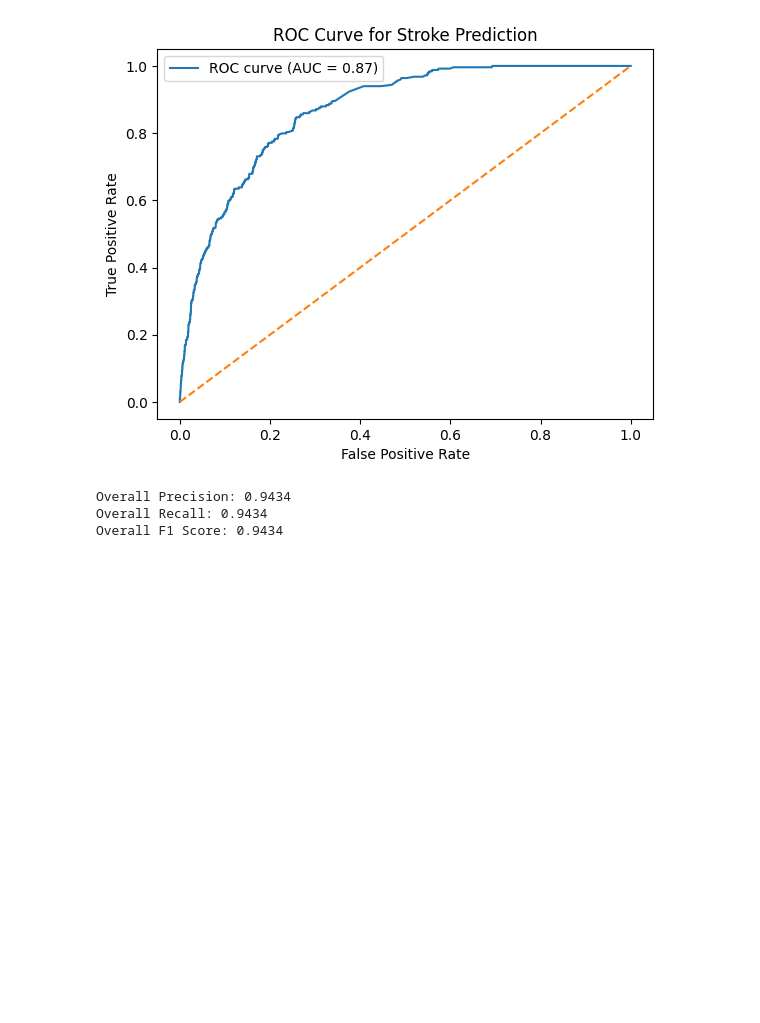
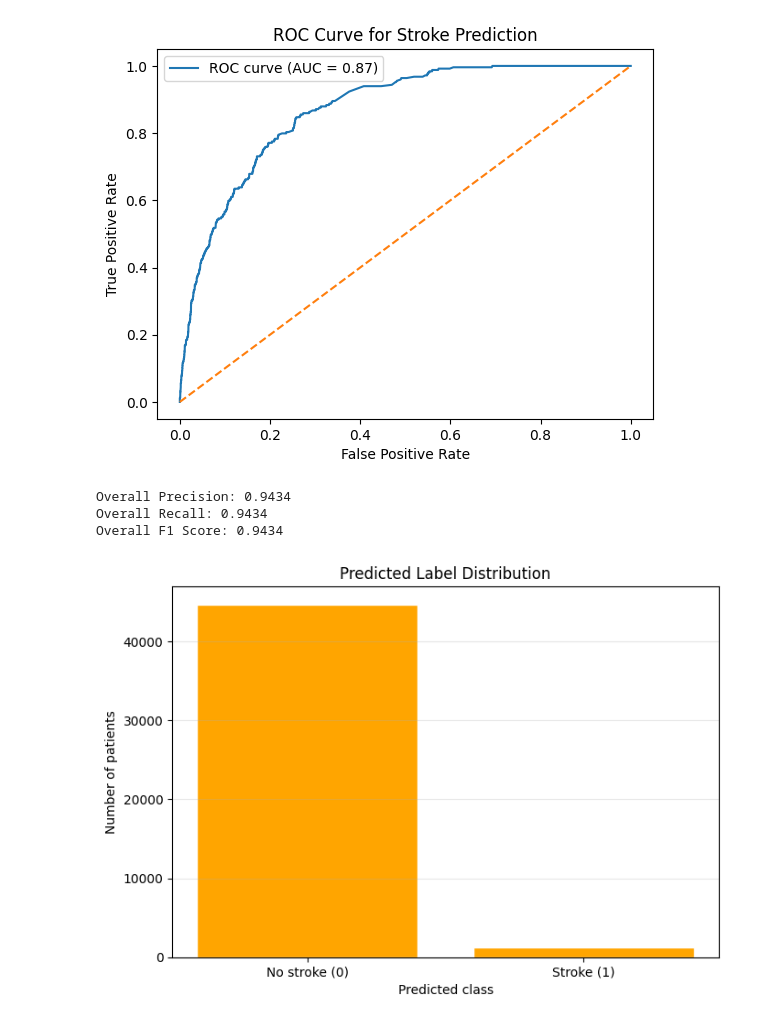
Before and after one commit to santhoshaele-wq/StreamSavants_DES_Aug2025, a Jupyter notebook: notebooks/exploratory_analysis.ipynb, the cells around one changed output. Cells and saved outputs as stored; diff of their text form; code cells hidden in the pictures; blank space fills up the shorter version.

```diff
--- a/notebooks/exploratory_analysis.ipynb
+++ b/notebooks/exploratory_analysis.ipynb
@@ -118,3 +118,19 @@ print(f"Overall F1 Score: {f1:.4f}")
 Overall Precision: 0.9434
 Overall Recall: 0.9434
 Overall F1 Score: 0.9434
+# %%
+# Histogram of prediction values (0 or 1)
+pred_col = 'prediction'   # scalar 0/1
+
+plt.figure(figsize=(7,5))
+plt.hist(df[pred_col], bins=[-0.5, 0.5, 1.5],
+         color='#ffa500', edgecolor='white', rwidth=0.8)
+plt.xticks([0, 1], ['No stroke (0)', 'Stroke (1)'])
+plt.title('Predicted Label Distribution')
+plt.xlabel('Predicted class')
+plt.ylabel('Number of patients')
+plt.grid(axis='y', alpha=0.3)
+plt.tight_layout()
+plt.show()
+# %% [output]
+[figure, added]
```
Also changed, not shown: parts of 2 cells of this notebook, 1 other file.
